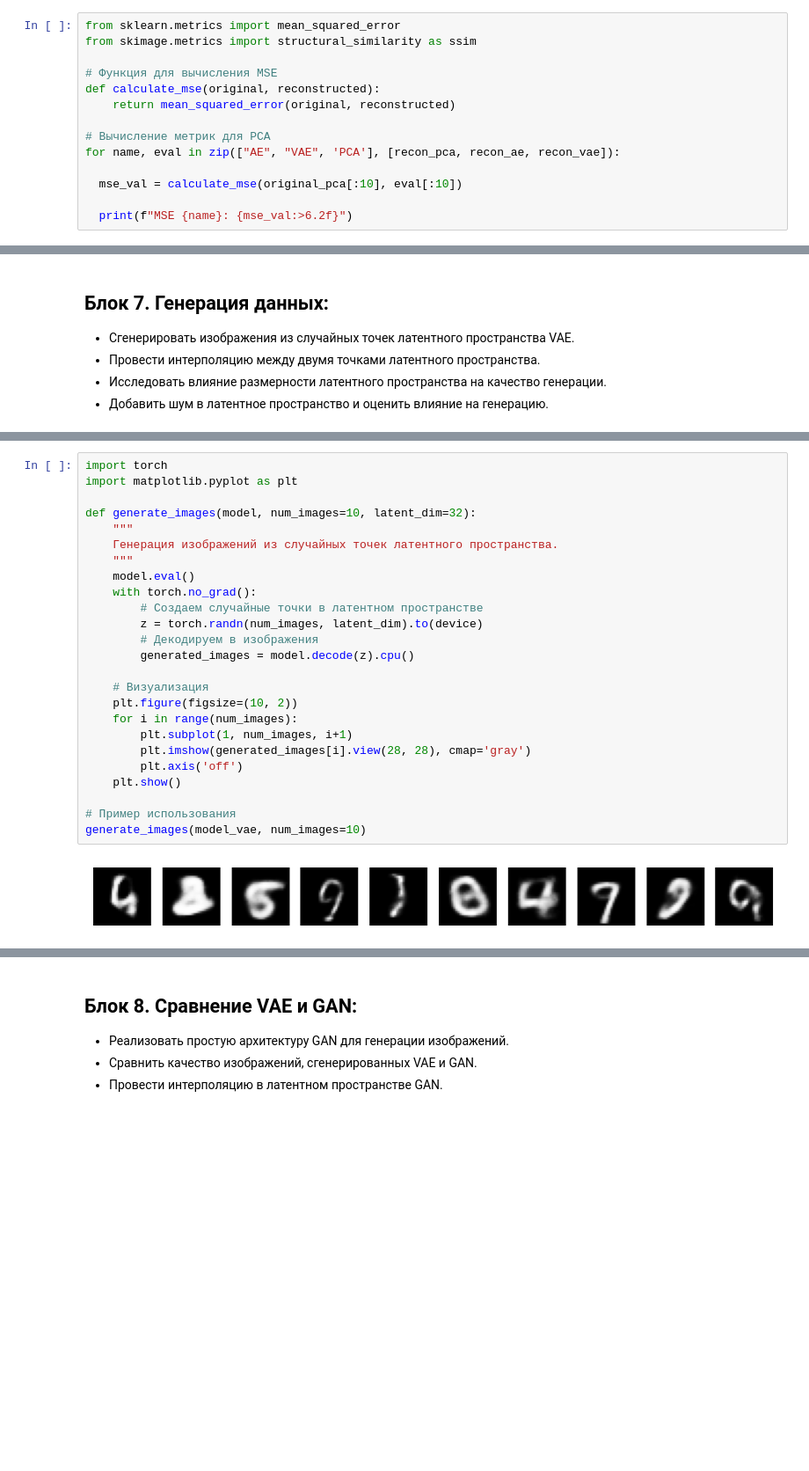
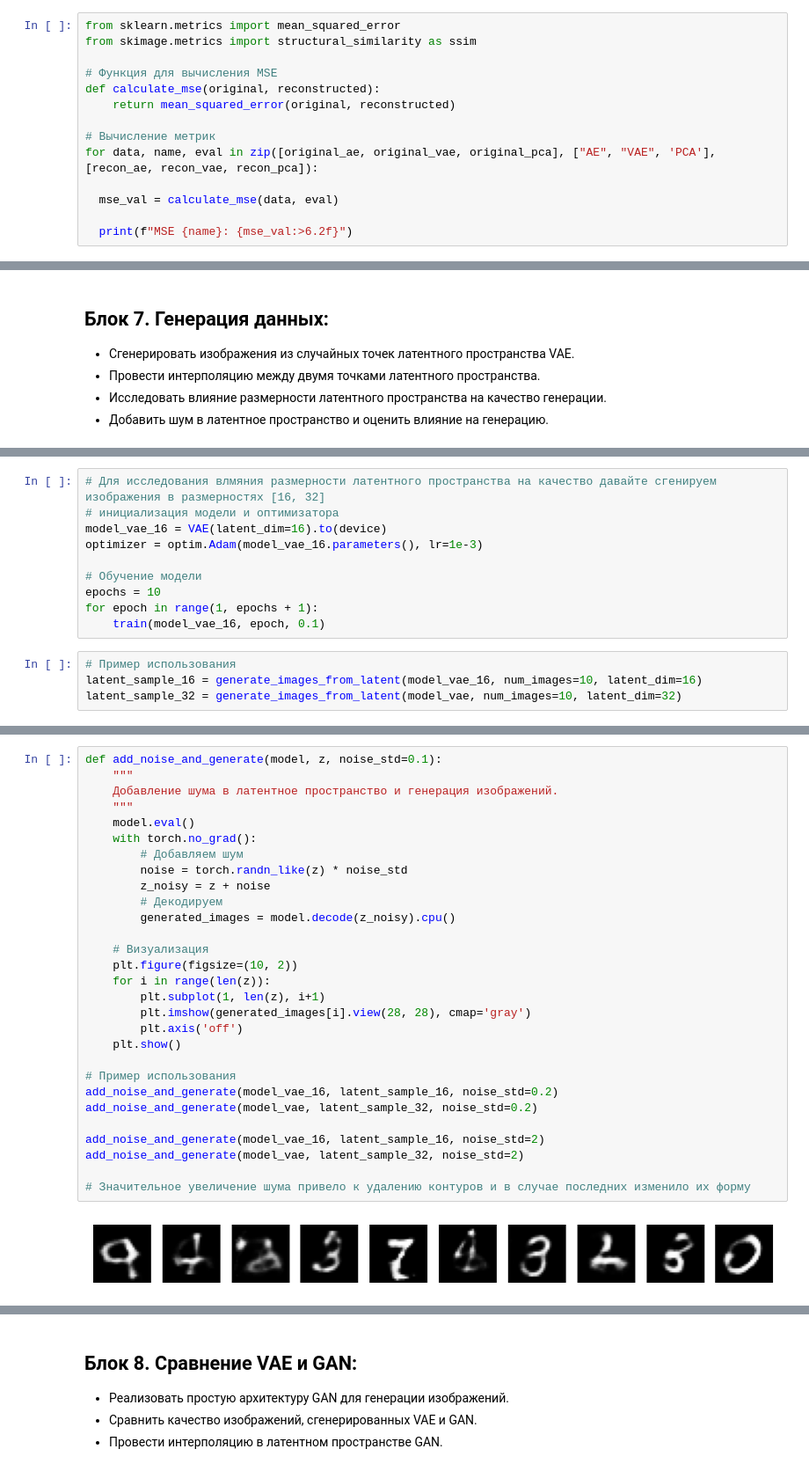
Before and after one commit to MIAJoolio/DL_labs, a Jupyter notebook: lab_4.ipynb, the cells around one changed output, grey strips where cells are left out. Shown at 88% size. Drawn from its saved outputs; the diff is of its cells as text; blank space fills up the shorter version.

```diff
--- a/lab_4.ipynb
+++ b/lab_4.ipynb
@@ -479,10 +508,10 @@ from skimage.metrics import structural_similarity as ssim
 def calculate_mse(original, reconstructed):
     return mean_squared_error(original, reconstructed)
 
-# Вычисление метрик для PCA
-for name, eval in zip(["AE", "VAE", 'PCA'], [recon_pca, recon_ae, recon_vae]):
+# Вычисление метрик
+for data, name, eval in zip([original_ae, original_vae, original_pca], ["AE", "VAE", 'PCA'], [recon_ae, recon_vae, recon_pca]):
 
-  mse_val = calculate_mse(original_pca[:10], eval[:10])
+  mse_val = calculate_mse(data, eval)
 
   print(f"MSE {name}: {mse_val:>6.2f}")
 # %% [output]
@@ -633,0 +758,14 @@ plt.show()
+# %%
+# Для исследования влмяния размерности латентного пространства на качество давайте сгенируем изображения в размерностях [16, 32]
+# инициализация модели и оптимизатора
+model_vae_16 = VAE(latent_dim=16).to(device)
+optimizer = optim.Adam(model_vae_16.parameters(), lr=1e-3)
+
+# Обучение модели
+epochs = 10
+for epoch in range(1, epochs + 1):
+    train(model_vae_16, epoch, 0.1)
+# %%
+# Пример использования
+latent_sample_16 = generate_images_from_latent(model_vae_16, num_images=10, latent_dim=16)
+latent_sample_32 = generate_images_from_latent(model_vae, num_images=10, latent_dim=32)
@@ -634,27 +777,31 @@ plt.show()
 # %%
-import torch
-import matplotlib.pyplot as plt
-
-def generate_images(model, num_images=10, latent_dim=32):
+def add_noise_and_generate(model, z, noise_std=0.1):
     """
-    Генерация изображений из случайных точек латентного пространства.
+    Добавление шума в латентное пространство и генерация изображений.
     """
     model.eval()
     with torch.no_grad():
-        # Создаем случайные точки в латентном пространстве
-        z = torch.randn(num_images, latent_dim).to(device)
-        # Декодируем в изображения
-        generated_images = model.decode(z).cpu()
+        # Добавляем шум
+        noise = torch.randn_like(z) * noise_std
+        z_noisy = z + noise
+        # Декодируем
+        generated_images = model.decode(z_noisy).cpu()
 
     # Визуализация
     plt.figure(figsize=(10, 2))
-    for i in range(num_images):
-        plt.subplot(1, num_images, i+1)
+    for i in range(len(z)):
+        plt.subplot(1, len(z), i+1)
         plt.imshow(generated_images[i].view(28, 28), cmap='gray')
         plt.axis('off')
     plt.show()
 
 # Пример использования
-generate_images(model_vae, num_images=10)
+add_noise_and_generate(model_vae_16, latent_sample_16, noise_std=0.2)
+add_noise_and_generate(model_vae, latent_sample_32, noise_std=0.2)
+
+add_noise_and_generate(model_vae_16, latent_sample_16, noise_std=2)
+add_noise_and_generate(model_vae, latent_sample_32, noise_std=2)
+
+# Значительное увеличение шума привело к удалению контуров и в случае последних изменило их форму
 # %% [output]
-[figure, old version]
+[figure, new version]
```
Also changed, not shown: parts of 26 cells of this notebook.
